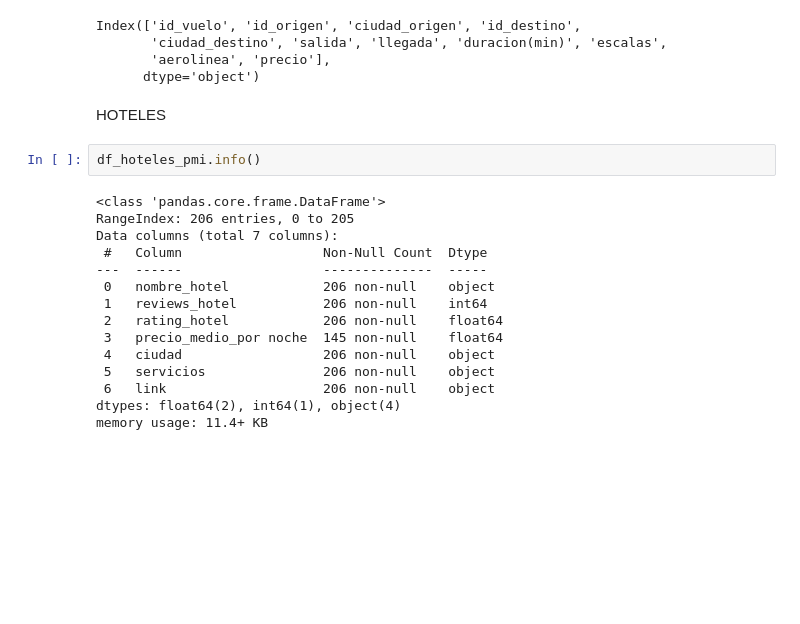
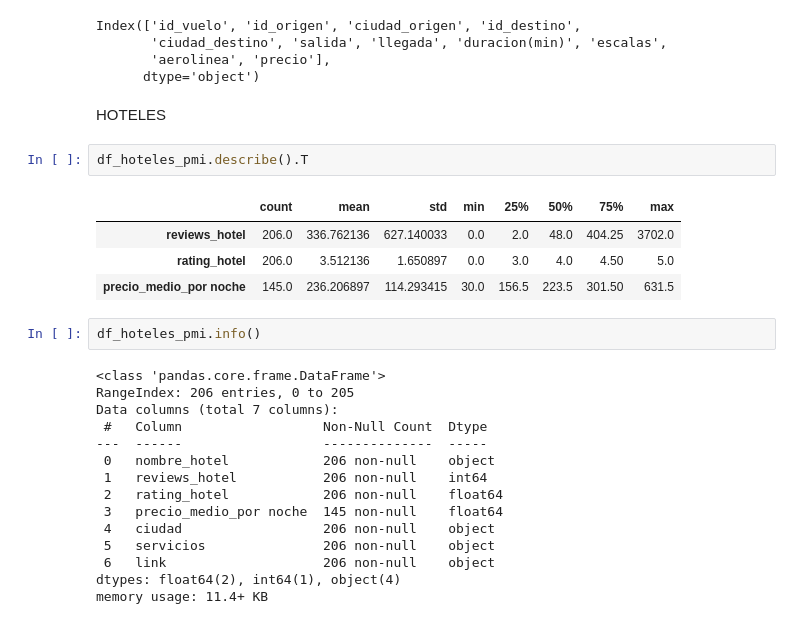
Before and after one commit to jgilsu11/Proyecto3-Explorando-Viajes, a Jupyter notebook: Visualización.ipynb, the cells around one changed output. Drawn from its saved outputs; the diff is of its cells as text; blank space fills up the shorter version.

```diff
--- a/Visualización.ipynb
+++ b/Visualización.ipynb
@@ -72,6 +72,13 @@ Index(['id_vuelo', 'id_origen', 'ciudad_origen', 'id_destino',
       dtype='object')
 # %% [markdown]
 HOTELES
+# %%
+df_hoteles_pmi.describe().T
+# %% [output]
+|  | count | mean | std | min | 25% | 50% | 75% | max |
+| reviews_hotel | 206.0 | 336.762136 | 627.140033 | 0.0 | 2.0 | 48.0 | 404.25 | 3702.0 |
+| rating_hotel | 206.0 | 3.512136 | 1.650897 | 0.0 | 3.0 | 4.0 | 4.50 | 5.0 |
+| precio_medio_por noche | 145.0 | 236.206897 | 114.293415 | 30.0 | 156.5 | 223.5 | 301.50 | 631.5 |
 # %%
 df_hoteles_pmi.info()
 # %% [output]
```
